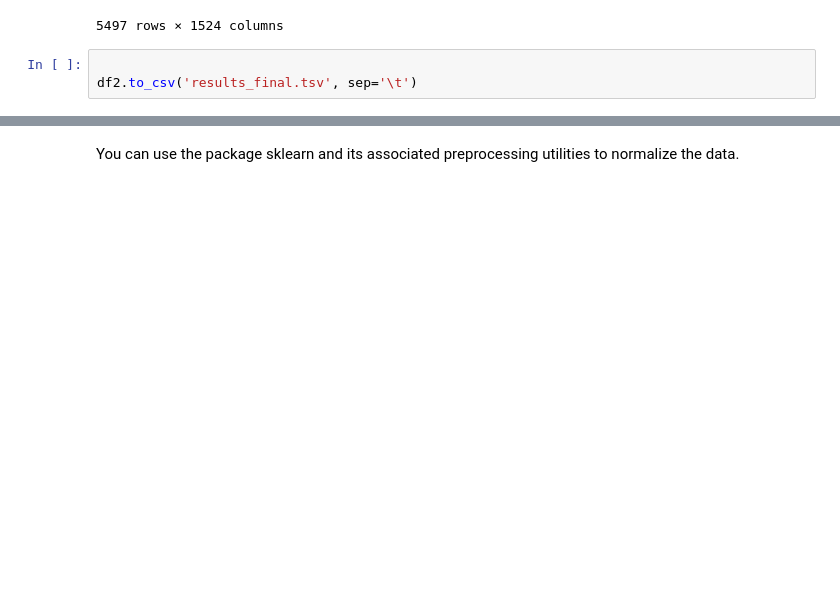
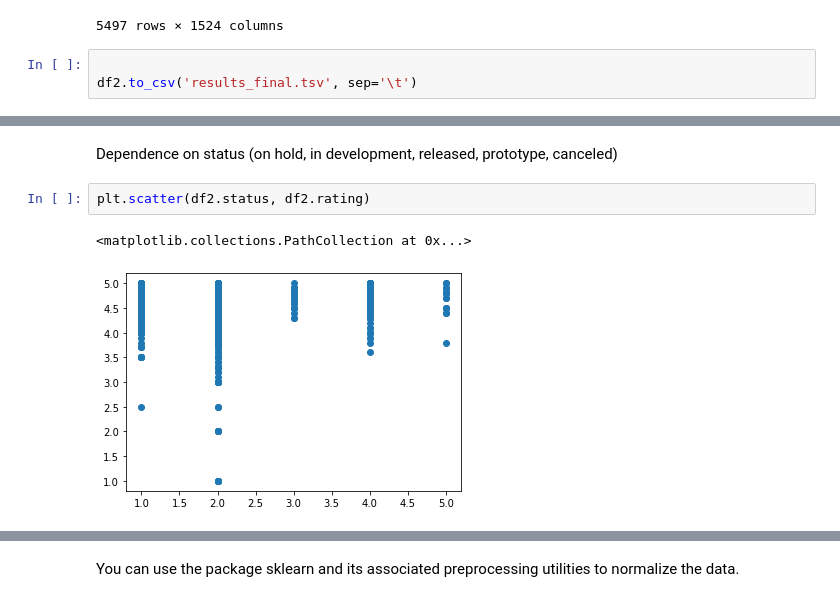
Before and after one commit to Kravchenko228/DataScience, a Jupyter notebook: VideoGamePrediction.ipynb, the cells around one changed output, grey strips where cells are left out. Saved outputs shown, nothing was run; the diff lists cells and outputs as text; blank space fills up the shorter version.

```diff
--- a/VideoGamePrediction.ipynb
+++ b/VideoGamePrediction.ipynb
@@ -227,0 +321,7 @@ df2
+# %% [markdown]
+Dependence on status (on hold, in development, released, prototype, canceled)
+# %%
+plt.scatter(df2.status, df2.rating)
+# %% [output]
+<matplotlib.collections.PathCollection at 0x...>
+[figure, added]
```
Also changed, not shown: parts of 26 cells of this notebook.
